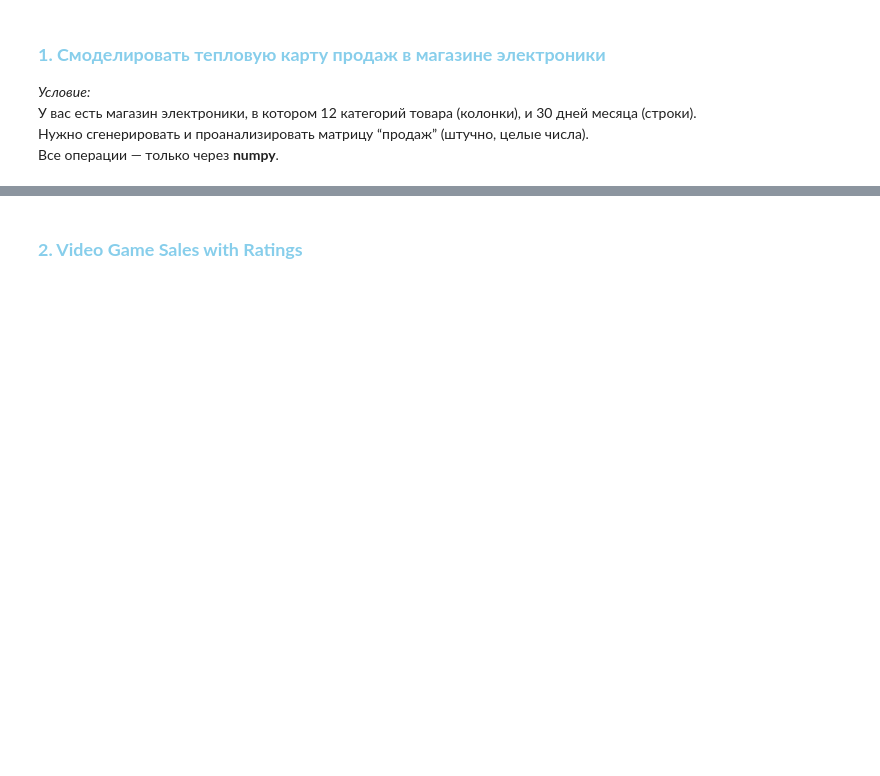
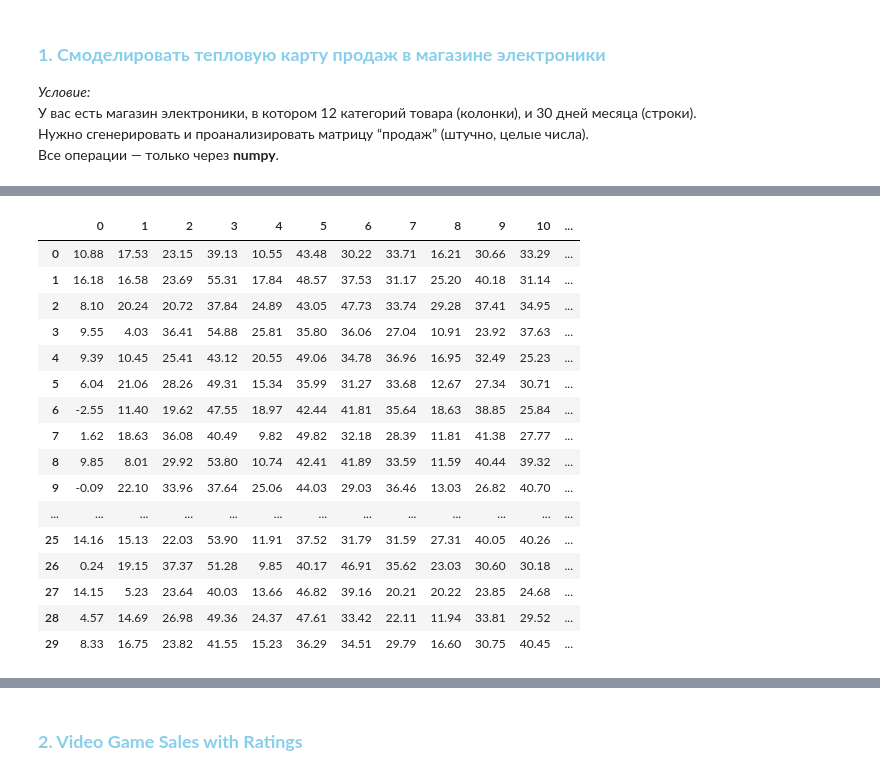
Before and after one commit to gggvitalii90/python_analytics_ich_120925, a Jupyter notebook: notebooks/Practicum_Pandas_Numpy_students.ipynb, the cells around one changed output, grey strips where cells are left out. Cells and saved outputs as stored; diff of their text form; code cells hidden in the pictures; blank space fills up the shorter version.

```diff
--- a/notebooks/Practicum_Pandas_Numpy_students.ipynb
+++ b/notebooks/Practicum_Pandas_Numpy_students.ipynb
@@ -13,2 +35,4 @@
 # %%
 # 2. Сгенерируйте вектор base - “средняя базовая продажа по категориям” длиной 12, равномерно от 5 до 50
+base = np.random.uniform(5, 50, 12)
+print(base)
@@ -15,2 +42,4 @@
 # %%
 # 3. Сгенерируйте матрицу случайных отклонений noise (случайные числа) 30х12, которые будут прибавляться к базовым продажам (значения от -10 до +10)
+noise = np.random.uniform(-10, 10, (30, 12))
+print(noise)
@@ -17,4 +64,24 @@
 # %%
 # 4. Заполните матрицу sales суммой base и noise
+sales = pd.DataFrame(np.round(base + noise, 2))
+display(sales)
+# %% [output]
+|  | 0 | 1 | 2 | 3 | 4 | 5 | 6 | 7 | 8 | 9 | 10 | ... |
+| 0 | 10.88 | 17.53 | 23.15 | 39.13 | 10.55 | 43.48 | 30.22 | 33.71 | 16.21 | 30.66 | 33.29 | ... |
+| 1 | 16.18 | 16.58 | 23.69 | 55.31 | 17.84 | 48.57 | 37.53 | 31.17 | 25.20 | 40.18 | 31.14 | ... |
+| 2 | 8.10 | 20.24 | 20.72 | 37.84 | 24.89 | 43.05 | 47.73 | 33.74 | 29.28 | 37.41 | 34.95 | ... |
+| 3 | 9.55 | 4.03 | 36.41 | 54.88 | 25.81 | 35.80 | 36.06 | 27.04 | 10.91 | 23.92 | 37.63 | ... |
+| 4 | 9.39 | 10.45 | 25.41 | 43.12 | 20.55 | 49.06 | 34.78 | 36.96 | 16.95 | 32.49 | 25.23 | ... |
+| 5 | 6.04 | 21.06 | 28.26 | 49.31 | 15.34 | 35.99 | 31.27 | 33.68 | 12.67 | 27.34 | 30.71 | ... |
+| 6 | -2.55 | 11.40 | 19.62 | 47.55 | 18.97 | 42.44 | 41.81 | 35.64 | 18.63 | 38.85 | 25.84 | ... |
+| 7 | 1.62 | 18.63 | 36.08 | 40.49 | 9.82 | 49.82 | 32.18 | 28.39 | 11.81 | 41.38 | 27.77 | ... |
+| 8 | 9.85 | 8.01 | 29.92 | 53.80 | 10.74 | 42.41 | 41.89 | 33.59 | 11.59 | 40.44 | 39.32 | ... |
+| 9 | -0.09 | 22.10 | 33.96 | 37.64 | 25.06 | 44.03 | 29.03 | 36.46 | 13.03 | 26.82 | 40.70 | ... |
+| ... | ... | ... | ... | ... | ... | ... | ... | ... | ... | ... | ... | ... |
+| 25 | 14.16 | 15.13 | 22.03 | 53.90 | 11.91 | 37.52 | 31.79 | 31.59 | 27.31 | 40.05 | 40.26 | ... |
+| 26 | 0.24 | 19.15 | 37.37 | 51.28 | 9.85 | 40.17 | 46.91 | 35.62 | 23.03 | 30.60 | 30.18 | ... |
+| 27 | 14.15 | 5.23 | 23.64 | 40.03 | 13.66 | 46.82 | 39.16 | 20.21 | 20.22 | 23.85 | 24.68 | ... |
+| 28 | 4.57 | 14.69 | 26.98 | 49.36 | 24.37 | 47.61 | 33.42 | 22.11 | 11.94 | 33.81 | 29.52 | ... |
+| 29 | 8.33 | 16.75 | 23.82 | 41.55 | 15.23 | 36.29 | 34.51 | 29.79 | 16.60 | 30.75 | 40.45 | ... |
 # %%
 # 5. Продажи не могут быть отрицательными. Замените все отрицательные значения на ноль.
```
Also changed, not shown: parts of 24 cells of this notebook, 2 other files.
